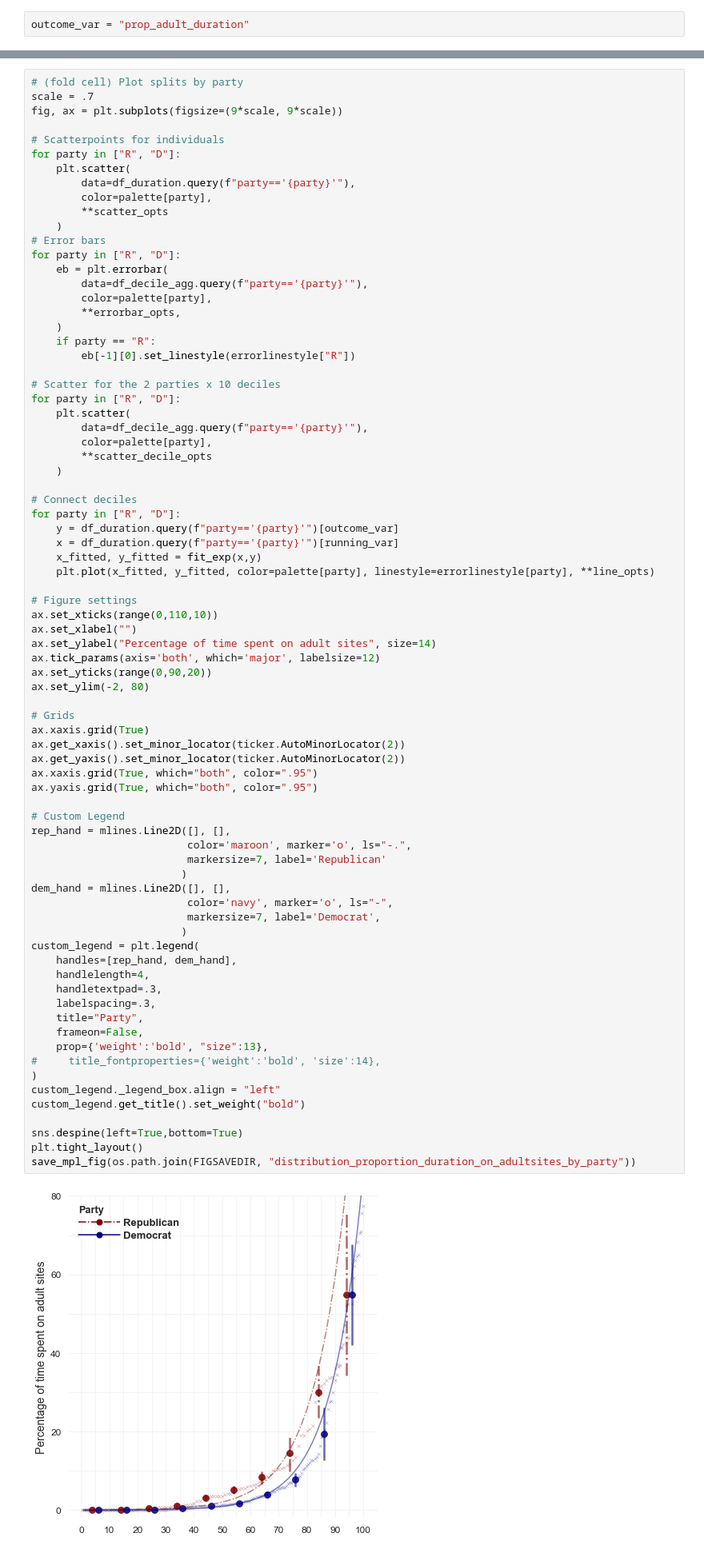
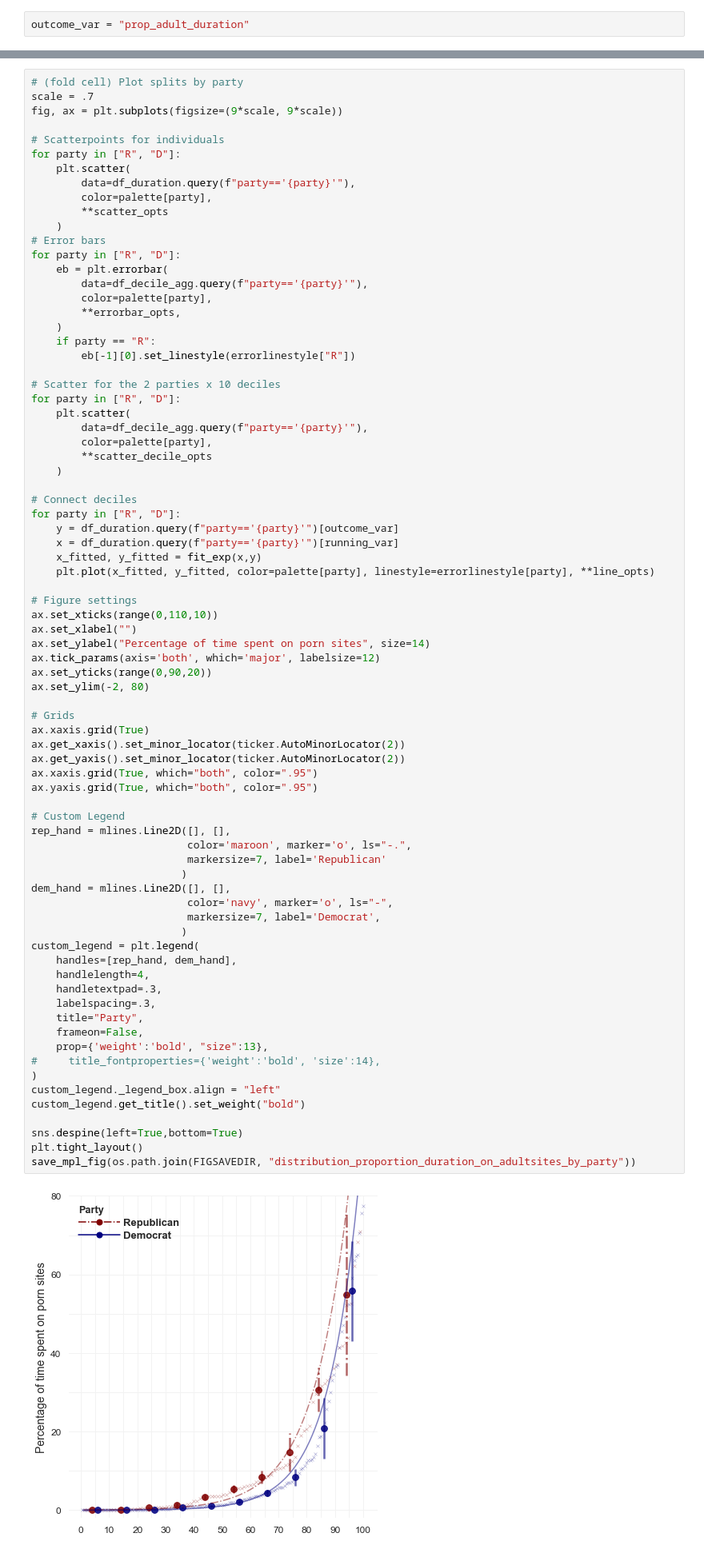
Before and after one commit to soodoku/adult, a Jupyter notebook: scripts/duration_on_adultsites.ipynb, the cells around one changed output, grey strips where cells are left out. Shown at 80% size. Drawn from its saved outputs; the diff is of its cells as text.

Commit message:
'Adult sites' --> 'Porn sites'
Fixing terms from 'adult sites' to 'porn sites' in the ms.

```diff
--- a/scripts/duration_on_adultsites.ipynb
+++ b/scripts/duration_on_adultsites.ipynb
@@ -611,7 +611,7 @@ for party in ["R", "D"]:
 # Figure settings
 ax.set_xticks(range(0,110,10))
 ax.set_xlabel("")
-ax.set_ylabel("Percentage of time spent on adult sites", size=14)
+ax.set_ylabel("Percentage of time spent on porn sites", size=14)
 ax.tick_params(axis='both', which='major', labelsize=12)
 ax.set_yticks(range(0,90,20))
 ax.set_ylim(-2, 80)
@@ -622,34 +622,34 @@ ax.get_xaxis().set_minor_locator(ticker.AutoMinorLocator(2))
 ax.get_yaxis().set_minor_locator(ticker.AutoMinorLocator(2))
 ax.xaxis.grid(True, which="both", color=".95")
 ax.yaxis.grid(True, which="both", color=".95")
 
 # Custom Legend
 rep_hand = mlines.Line2D([], [],
                          color='maroon', marker='o', ls="-.",
                          markersize=7, label='Republican'
                         )
 dem_hand = mlines.Line2D([], [],
                          color='navy', marker='o', ls="-",
                          markersize=7, label='Democrat',
                         )
 custom_legend = plt.legend(
     handles=[rep_hand, dem_hand],
     handlelength=4,
     handletextpad=.3,
     labelspacing=.3,
     title="Party",
     frameon=False,
     prop={'weight':'bold', "size":13},
 #     title_fontproperties={'weight':'bold', 'size':14},
 )
 custom_legend._legend_box.align = "left"
 custom_legend.get_title().set_weight("bold")
 
 sns.despine(left=True,bottom=True)
 plt.tight_layout()
 save_mpl_fig(os.path.join(FIGSAVEDIR, "distribution_proportion_duration_on_adultsites_by_party"))
 # %% [output]
-[figure, old version]
+[figure, new version]
 # %%
 # (fold cell) Get table of percentiles
 ntiles = [.0,.1,.2,.3,.4,.5,.6,.7,.8,.9,.95,.96,.97,.98,.99,1]
```
Also changed, not shown: parts of 13 cells of this notebook, 20 other files.
